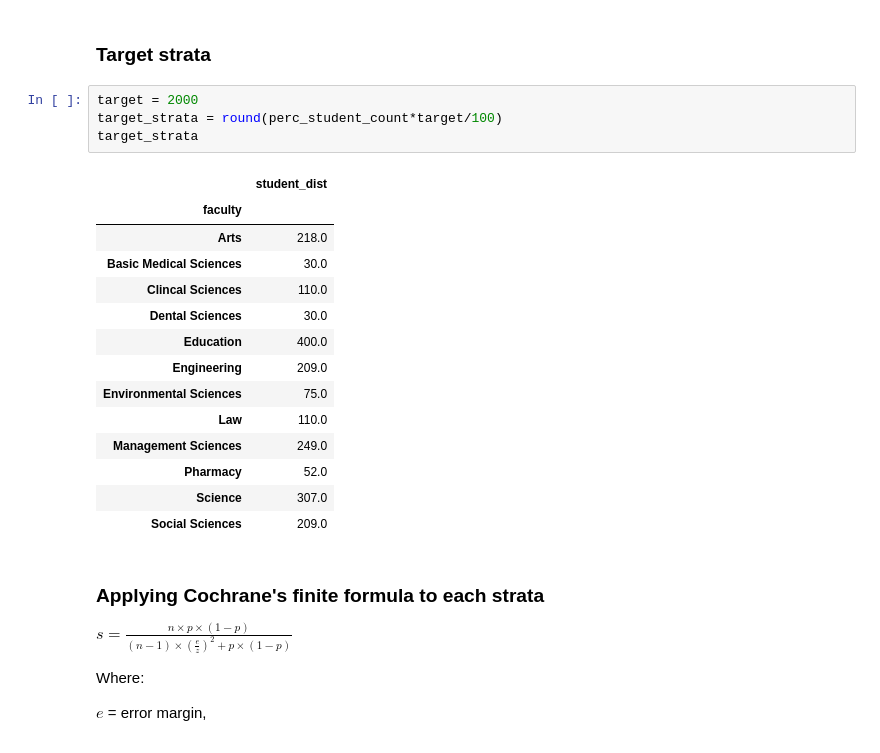
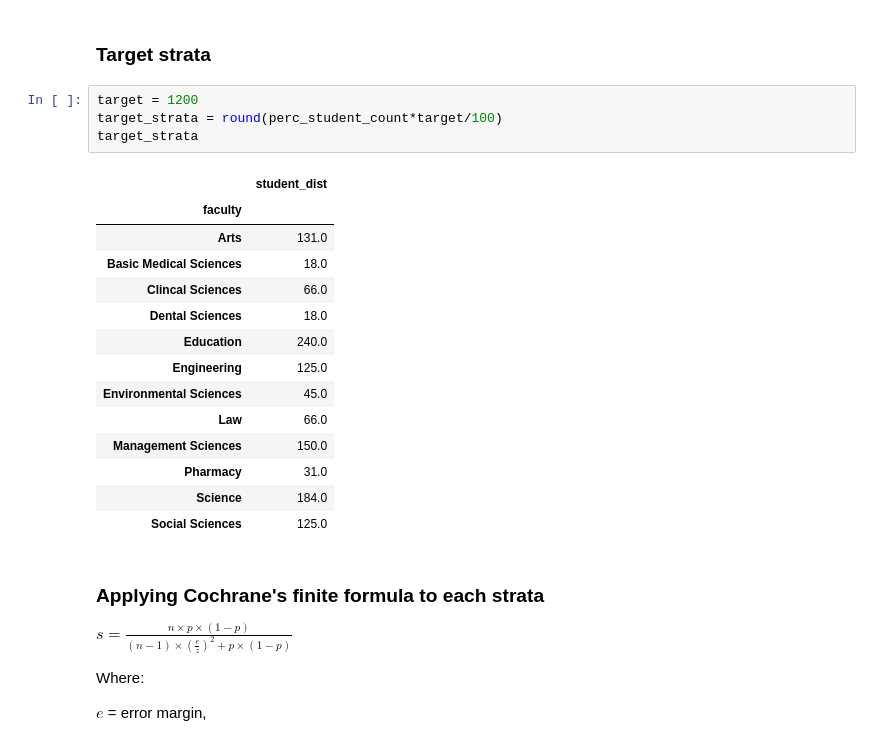
Before and after one commit to socratesjnr/asuu-strike-project, a Jupyter notebook: mailing/student_distribution.ipynb, the cells around one changed output. Drawn from its saved outputs; the diff is of its cells as text.

```diff
--- a/mailing/student_distribution.ipynb
+++ b/mailing/student_distribution.ipynb
@@ -88,24 +88,24 @@ min_strata
 # %% [markdown]
 ### Target strata
 # %%
-target = 2000
+target = 1200
 target_strata = round(perc_student_count*target/100)
 target_strata
 # %% [output]
 |  | student_dist |
 | faculty |  |
-| Arts | 218.0 |
-| Basic Medical Sciences | 30.0 |
-| Clincal Sciences | 110.0 |
-| Dental Sciences | 30.0 |
-| Education | 400.0 |
-| Engineering | 209.0 |
-| Environmental Sciences | 75.0 |
-| Law | 110.0 |
-| Management Sciences | 249.0 |
-| Pharmacy | 52.0 |
-| Science | 307.0 |
-| Social Sciences | 209.0 |
+| Arts | 131.0 |
+| Basic Medical Sciences | 18.0 |
+| Clincal Sciences | 66.0 |
+| Dental Sciences | 18.0 |
+| Education | 240.0 |
+| Engineering | 125.0 |
+| Environmental Sciences | 45.0 |
+| Law | 66.0 |
+| Management Sciences | 150.0 |
+| Pharmacy | 31.0 |
+| Science | 184.0 |
+| Social Sciences | 125.0 |
 # %% [markdown]
 ### Applying Cochrane's finite formula to each strata
 
```
Also changed, not shown: parts of 2 cells of this notebook, 1 other file.
